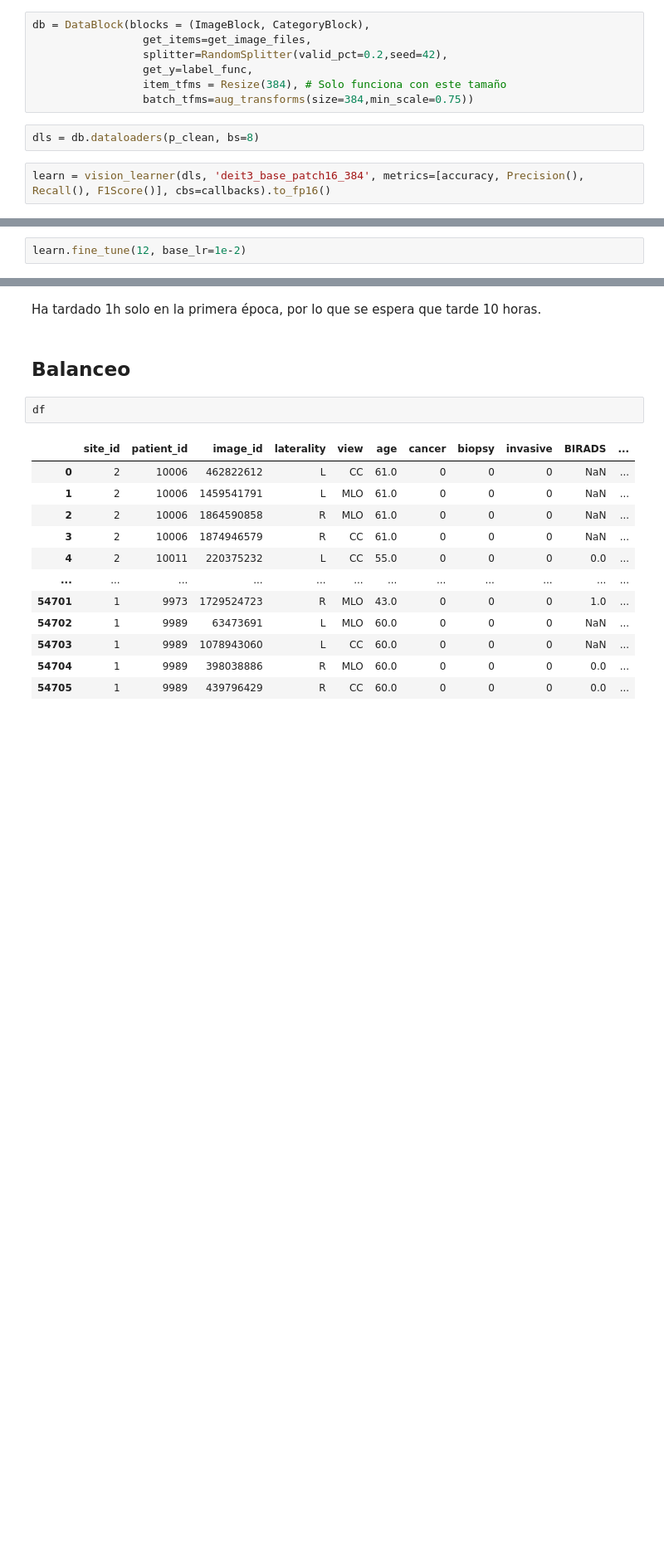
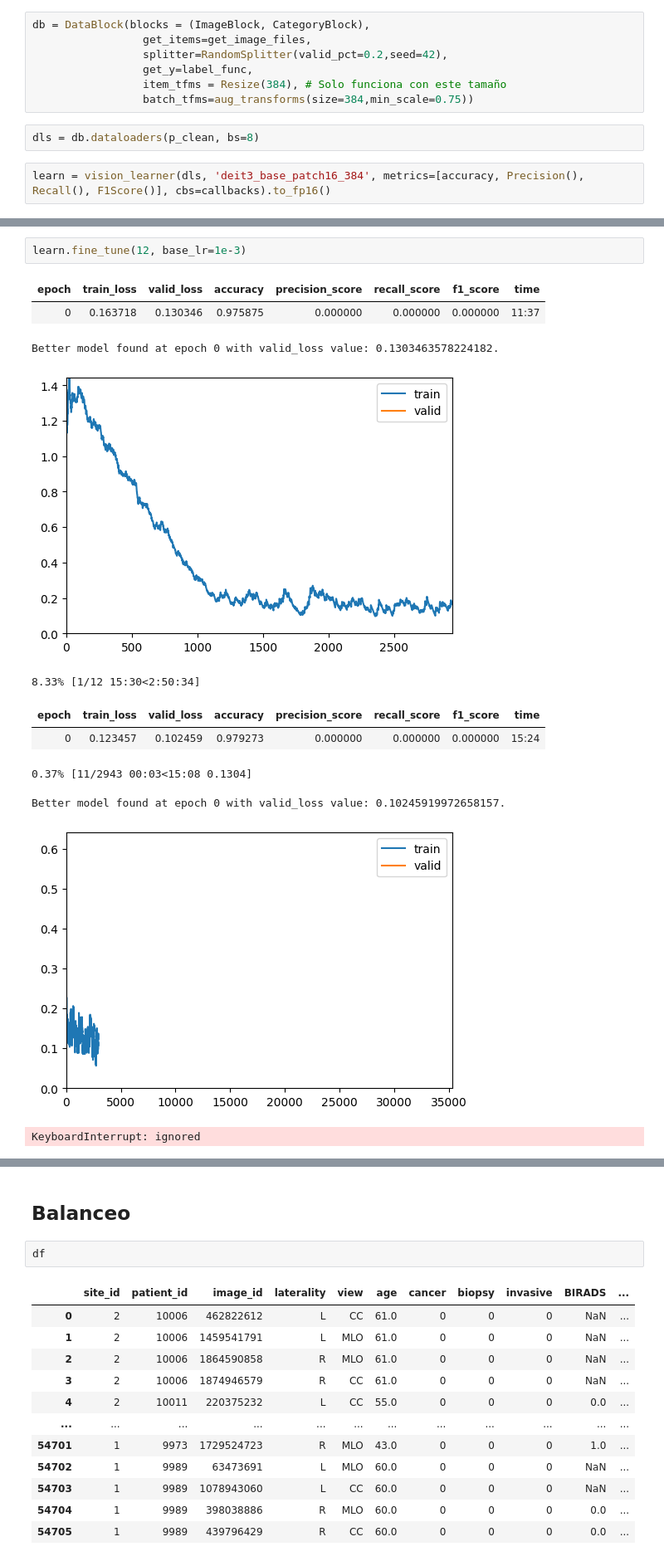
Before and after one commit to inigo99/CancerDetection, a Jupyter notebook: TFM.ipynb, the cells around one changed output, grey strips where cells are left out. Shown at 83% size. Drawn from its saved outputs; the diff is of its cells as text; blank space fills up the shorter version.

```diff
--- a/TFM.ipynb
+++ b/TFM.ipynb
@@ -246,2 +250,14 @@ learn.lr_find()
 # %%
-learn.fine_tune(12, base_lr=1e-2)
+learn.fine_tune(12, base_lr=1e-3)
+# %% [output]
+| epoch | train_loss | valid_loss | accuracy | precision_score | recall_score | f1_score | time |
+| 0 | 0.163718 | 0.130346 | 0.975875 | 0.000000 | 0.000000 | 0.000000 | 11:37 |
+Better model found at epoch 0 with valid_loss value: 0.1303463578224182.
+[figure, added]
+8.33% [1/12 15:30<2:50:34]
+| epoch | train_loss | valid_loss | accuracy | precision_score | recall_score | f1_score | time |
+| 0 | 0.123457 | 0.102459 | 0.979273 | 0.000000 | 0.000000 | 0.000000 | 15:24 |
+0.37% [11/2943 00:03<15:08 0.1304]
+Better model found at epoch 0 with valid_loss value: 0.10245919972658157.
+[figure, added]
+KeyboardInterrupt: ignored
@@ -248,5 +265,3 @@ learn.fine_tune(12, base_lr=1e-2)
-# %% [markdown]
-Ha tardado 1h solo en la primera época, por lo que se espera que tarde 10 horas.
 # %% [markdown]
 ## Balanceo
 # %%
```
Also changed, not shown: parts of 2 cells of this notebook.
